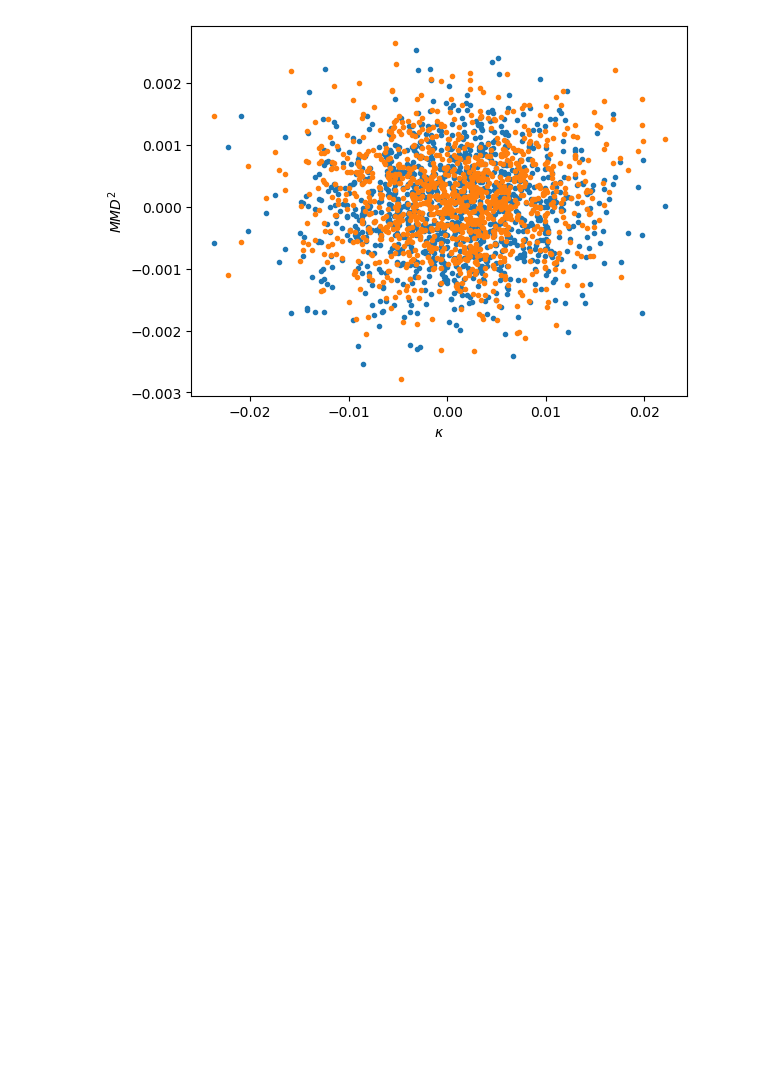
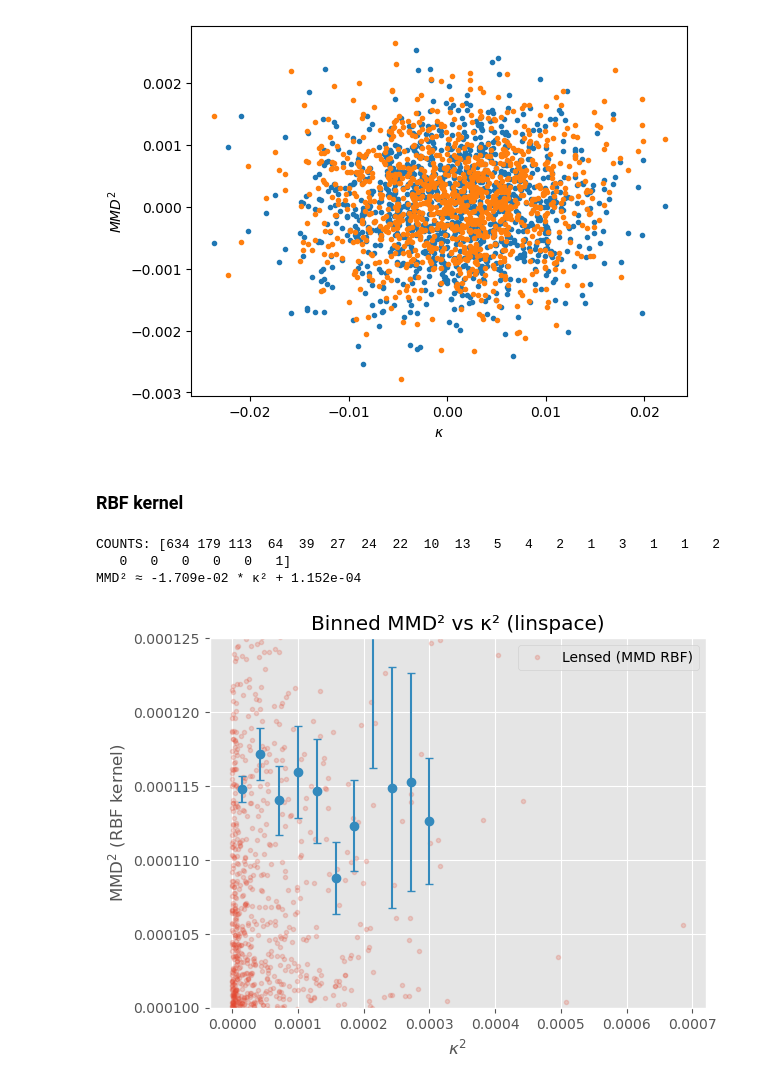
Before and after one commit to santiagobrunner/Weak-Lensing, a Jupyter notebook: MMD_estimator1000.ipynb, the cells around one changed output. Cells and saved outputs as stored; diff of their text form; code cells hidden in the pictures; blank space fills up the shorter version.

Commit message:
Imported mmd2_lensed_rbf & noise

```diff
--- a/MMD_estimator1000.ipynb
+++ b/MMD_estimator1000.ipynb
@@ -787,6 +789,8 @@ plt.ylabel(r'$MMD^2$')
 plt.show()
 # %% [output]
 [figure]
+# %% [markdown]
+### RBF kernel
 # %%
 # Load RBF Data from previous computations
 mmd2_lensed_rbf_MC1000_batch1 = np.load(f"mmd2_lensed_rbf/mmd2_lensed_rbf_MC1000_batch1.npy")
@@ -807,0 +814,50 @@ mmd2_lensed_rbf_MC1000 = np.concatenate((mmd2_lensed_rbf_MC1000_batch1, mmd2_len
+# %%
+n_bins = 24
+bins = np.linspace(np.min(kappamap_225[pixels]**2), np.max(kappamap_225[pixels]**2), n_bins + 1)
+
+# bin indices in [0, n_bins-1]
+idx = np.digitize(kappamap_225[pixels]**2, bins) - 1
+idx = np.clip(idx, 0, n_bins - 1)
+
+bin_centers = 0.5*(bins[1:] + bins[:-1])
+
+means = np.full(n_bins, np.nan)
+stds  = np.full(n_bins, np.nan)
+counts = np.zeros(n_bins, dtype=int)
+
+for i in range(n_bins):
+    m = (idx == i)
+    c = m.sum()
+    counts[i] = c
+    # print(f"Bin {i}: count = {c}")
+    if c >= 1:
+        means[i] = mmd2_lensed_rbf_MC1000[m].mean()
+    if c >= 2:
+        stds[i] = mmd2_lensed_rbf_MC1000[m].std(ddof=1)
+
+print("COUNTS:", counts)
+ses = np.where(counts >= 2, stds / np.sqrt(counts), np.nan)
+
+# keep only well-populated bins
+min_count = 5
+mask = (counts >= min_count) & np.isfinite(means)
+xc, yc, sec = bin_centers[mask], means[mask], ses[mask]
+
+# (optional) weighted fit (weights ~ 1/SE^2)
+w = np.where(np.isfinite(sec) & (sec > 0), 1.0/sec**2, 1.0)
+slope, intercept = np.polyfit(xc, yc, 1, w=w)   # FRAGE : MIT ODER OHNE GEWICHTUNG?
+print(f"MMD² ≈ {slope:.3e} * κ² + {intercept:.3e}")
+
+plt.plot(kappamap_225[pixels]**2, mmd2_lensed_rbf_MC1000, '.', label='Lensed (MMD RBF)', alpha=0.2)
+
+plt.errorbar(xc, yc, yerr=sec, fmt='o', capsize=3)
+# plt.plot(bin_centers, slope*bin_centers + intercept, 'r--', label='fit')
+plt.xlabel(r'$\kappa^2$'); plt.ylabel(r'$\mathrm{MMD}^2$ (RBF kernel)')
+plt.title('Binned MMD² vs κ² (linspace)')
+plt.ylim(0.0001, 0.000125)
+plt.legend(); plt.show()
+# %% [output]
+COUNTS: [634 179 113  64  39  27  24  22  10  13   5   4   2   1   3   1   1   2
+   0   0   0   0   0   1]
+MMD² ≈ -1.709e-02 * κ² + 1.152e-04
+[figure, added]
```
Also changed, not shown: parts of 11 cells of this notebook, 16 other files.
